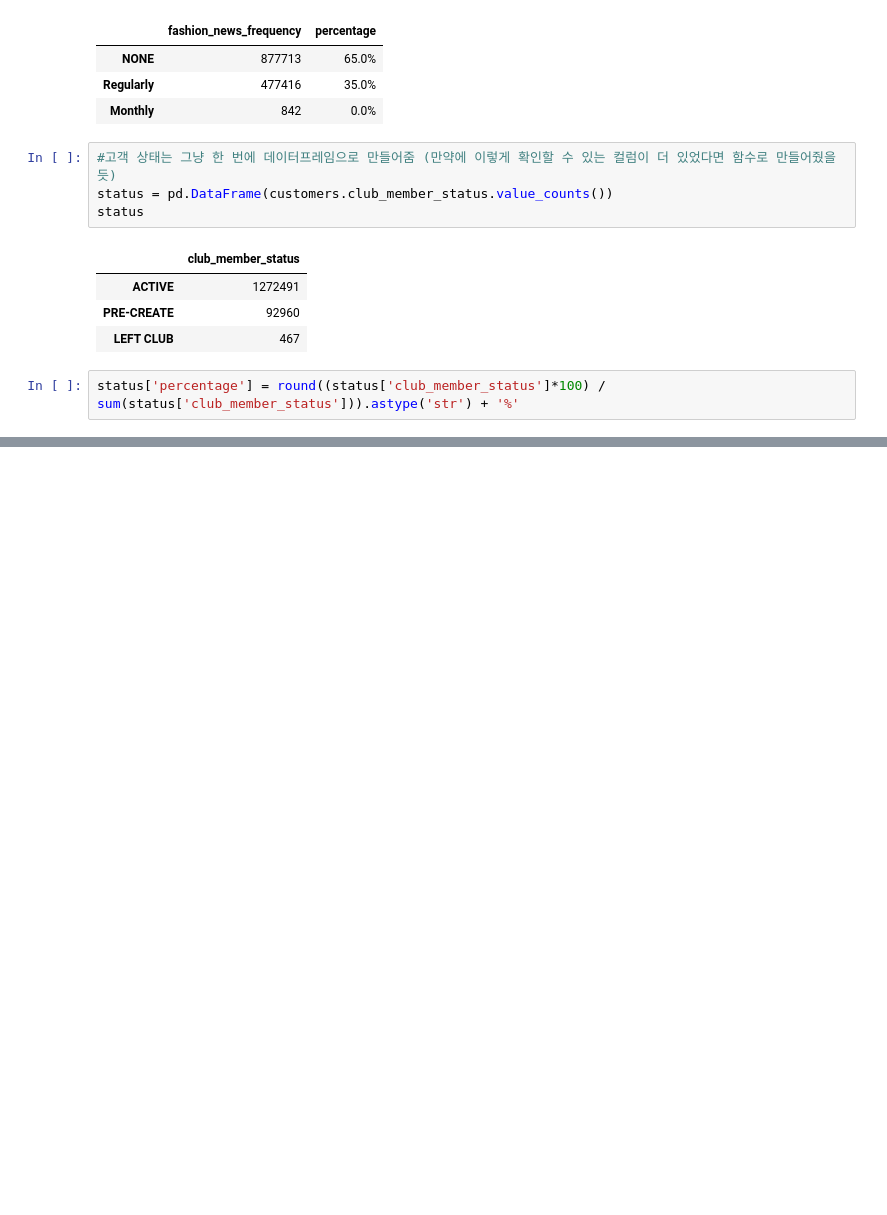
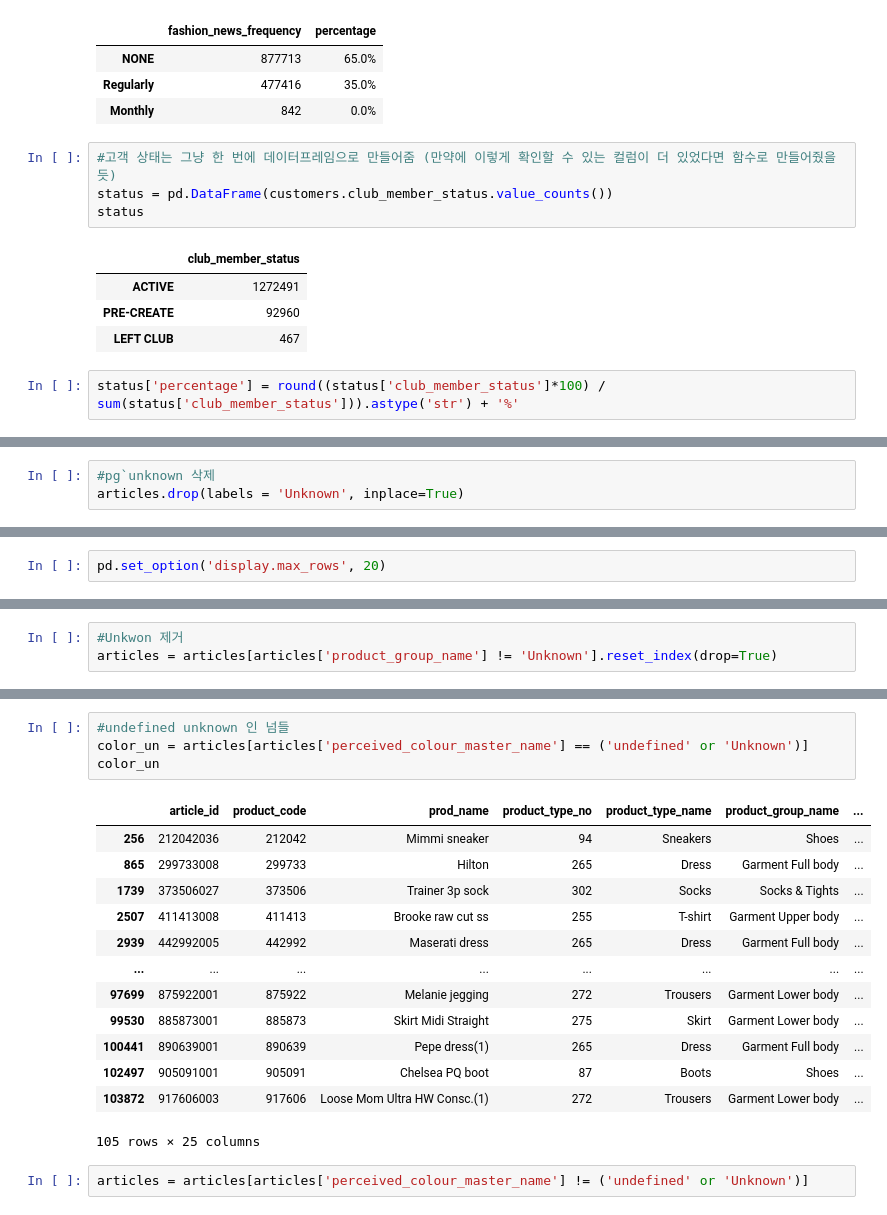
Before and after one commit to monamienamie/5commerce, a Jupyter notebook: 0827.ipynb, the cells around one changed output, grey strips where cells are left out. Saved outputs shown, nothing was run; the diff lists cells and outputs as text; blank space fills up the shorter version.

```diff
--- a/0827.ipynb
+++ b/0827.ipynb
@@ -482,0 +635,3 @@ cusotmer의 평균 나이:  36.39 세
+# %%
+#pg`unknown 삭제
+articles.drop(labels = 'Unknown', inplace=True)
@@ -482,0 +697,2 @@ cusotmer의 평균 나이:  36.39 세
+# %%
+pd.set_option('display.max_rows', 20)
@@ -482,0 +717,3 @@ cusotmer의 평균 나이:  36.39 세
+# %%
+#Unkwon 제거
+articles = articles[articles['product_group_name'] != 'Unknown'].reset_index(drop=True)
@@ -482,0 +739,20 @@ cusotmer의 평균 나이:  36.39 세
+# %%
+#undefined unknown 인 넘들
+color_un = articles[articles['perceived_colour_master_name'] == ('undefined' or 'Unknown')]
+color_un
+# %% [output]
+|  | article_id | product_code | prod_name | product_type_no | product_type_name | product_group_name | ... |
+| 256 | 212042036 | 212042 | Mimmi sneaker | 94 | Sneakers | Shoes | ... |
+| 865 | 299733008 | 299733 | Hilton | 265 | Dress | Garment Full body | ... |
+| 1739 | 373506027 | 373506 | Trainer 3p sock | 302 | Socks | Socks & Tights | ... |
+| 2507 | 411413008 | 411413 | Brooke raw cut ss | 255 | T-shirt | Garment Upper body | ... |
+| 2939 | 442992005 | 442992 | Maserati dress | 265 | Dress | Garment Full body | ... |
+| ... | ... | ... | ... | ... | ... | ... | ... |
+| 97699 | 875922001 | 875922 | Melanie jegging | 272 | Trousers | Garment Lower body | ... |
+| 99530 | 885873001 | 885873 | Skirt Midi Straight | 275 | Skirt | Garment Lower body | ... |
+| 100441 | 890639001 | 890639 | Pepe dress(1) | 265 | Dress | Garment Full body | ... |
+| 102497 | 905091001 | 905091 | Chelsea PQ boot | 87 | Boots | Shoes | ... |
+| 103872 | 917606003 | 917606 | Loose Mom Ultra HW Consc.(1) | 272 | Trousers | Garment Lower body | ... |
+105 rows × 25 columns
+# %%
+articles = articles[articles['perceived_colour_master_name'] != ('undefined' or 'Unknown')]
```
Also changed, not shown: parts of 27 cells of this notebook.
